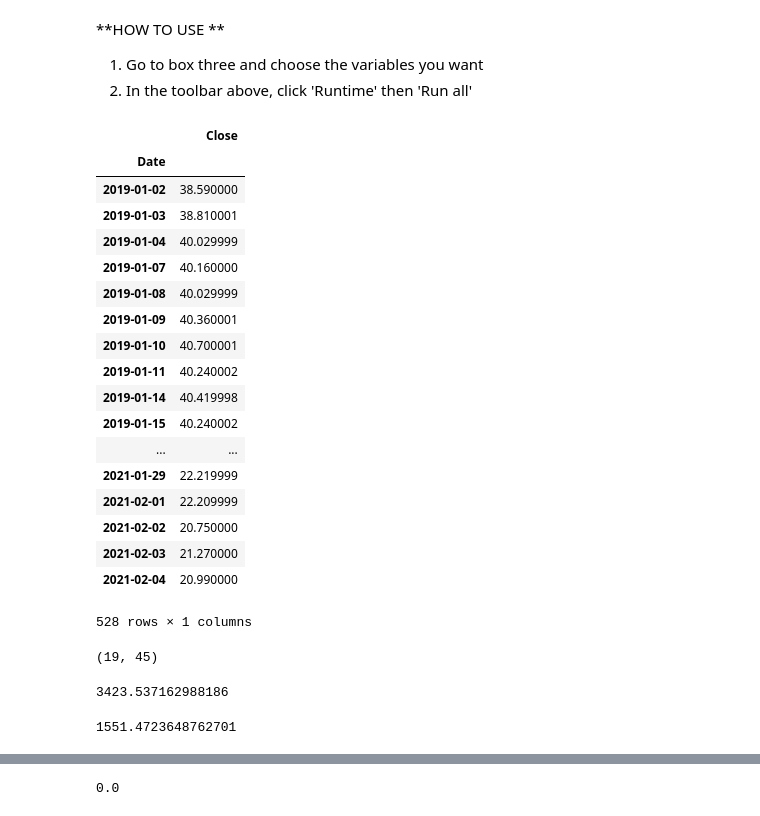
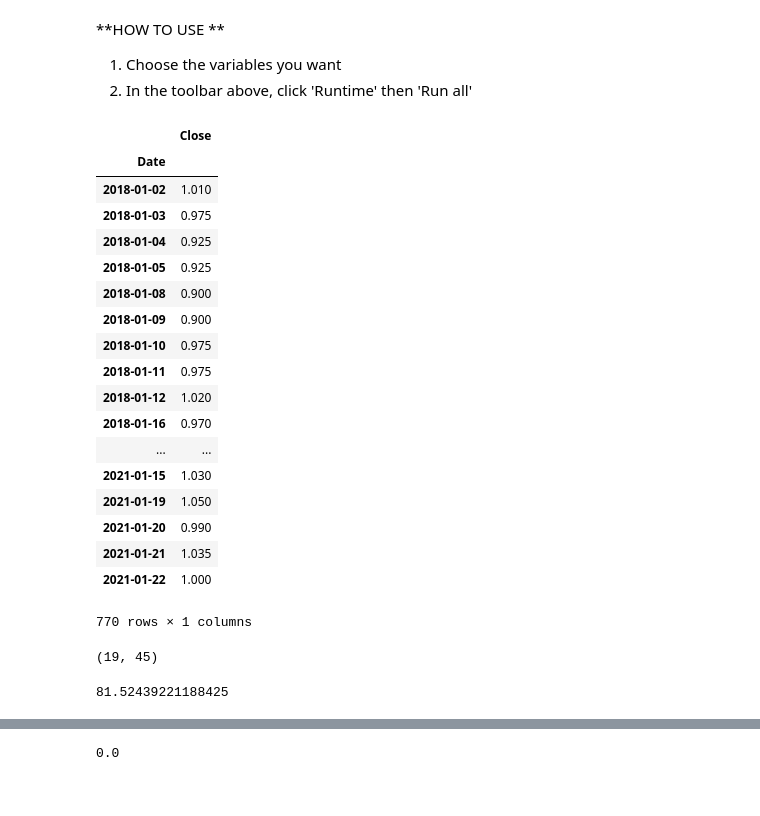
Before and after one commit to HMercer/BacktestingForDad, a Jupyter notebook: MA_Optimisation.ipynb, the cells around one changed output, grey strips where cells are left out. Saved outputs shown, nothing was run; the diff lists cells and outputs as text; code cells hidden in the pictures.

```diff
--- a/MA_Optimisation.ipynb
+++ b/MA_Optimisation.ipynb
@@ -2,6 +2,6 @@
 <a href="https://colab.research.google.com/github/HMercer/BacktestingForDad/blob/main/MA_Optimisation.ipynb" target="_parent"><img src="https://colab.research.google.com/assets/colab-badge.svg" alt="Open In Colab"/></a>
 # %% [markdown]
 **HOW TO USE **
-1. Go to box three and choose the variables you want
+1. Choose the variables you want
 2. In the toolbar above, click 'Runtime' then 'Run all'
 # %%
@@ -33,45 +33,45 @@ from datetime import date
 # %%
 #@title Pick variable values for the model
 
-#@markdown Choose the stock you want to model and use it's symbol:
-symbol='BP' #@param {type:"string"}
+#@markdown Choose the stock you want to model by typing it's symbol:
+symbol='DSNY' #@param {type:"string"}
 
-start_date = '2019-01-01' #@param {type:"date"}
+start_date = '2018-01-01' #@param {type:"date"}
 #@markdown The end date is today
 
 end_date = date.today()
 
 #@markdown Set the amount of money you want to invest on the start date:
-init_cash=500 #@param {type:"number"}
+init_cash=100 #@param {type:"number"}
 
 commision = 0.002
 
 
 #@markdown The output of running this cell is the data imported for your stock. This is just so you can visually check it is the right stock.
 
 imported_stock_data = data.DataReader(symbol, 'yahoo', start_date, end_date)
 
 dcv_data = imported_stock_data[["Close"]]
 dcv_data_full = imported_stock_data[['Open', 'High', 'Low', 'Close', 'Volume']]
 dcv_data.head(-10)
 # %% [output]
 |  | Close |
 | Date |  |
-| 2019-01-02 | 38.590000 |
-| 2019-01-03 | 38.810001 |
-| 2019-01-04 | 40.029999 |
-| 2019-01-07 | 40.160000 |
-| 2019-01-08 | 40.029999 |
-| 2019-01-09 | 40.360001 |
-| 2019-01-10 | 40.700001 |
-| 2019-01-11 | 40.240002 |
-| 2019-01-14 | 40.419998 |
-| 2019-01-15 | 40.240002 |
+| 2018-01-02 | 1.010 |
+| 2018-01-03 | 0.975 |
+| 2018-01-04 | 0.925 |
+| 2018-01-05 | 0.925 |
+| 2018-01-08 | 0.900 |
+| 2018-01-09 | 0.900 |
+| 2018-01-10 | 0.975 |
+| 2018-01-11 | 0.975 |
+| 2018-01-12 | 1.020 |
+| 2018-01-16 | 0.970 |
 | ... | ... |
-| 2021-01-29 | 22.219999 |
-| 2021-02-01 | 22.209999 |
-| 2021-02-02 | 20.750000 |
-| 2021-02-03 | 21.270000 |
-| 2021-02-04 | 20.990000 |
+| 2021-01-15 | 1.030 |
+| 2021-01-19 | 1.050 |
+| 2021-01-20 | 0.990 |
+| 2021-01-21 | 1.035 |
+| 2021-01-22 | 1.000 |
-528 rows × 1 columns
+770 rows × 1 columns
 # %%
@@ -103,12 +102,7 @@ for i,fast_period in enumerate(fast_periods):
 #@title This is the total profit you'd make form the start date to now if you used the optimised model caluclated above.
 net_profit
 # %% [output]
-3423.537162988186
+81.52439221188425
-# %%
-#@title Run and Ignore
-period_grid.min()-1
-# %% [output]
-1551.4723648762701
 # %%
 #@title This plot is a heatmap of all the tested short and long days and how much profit would be made using those day choices. You can see the brightest blue is the profit and the red (if any) if the loss. The intersecting hashed lines indicate the optimum short/long window choices.
 import matplotlib.colors as mcolors
```
Also changed, not shown: parts of 17 cells of this notebook.
